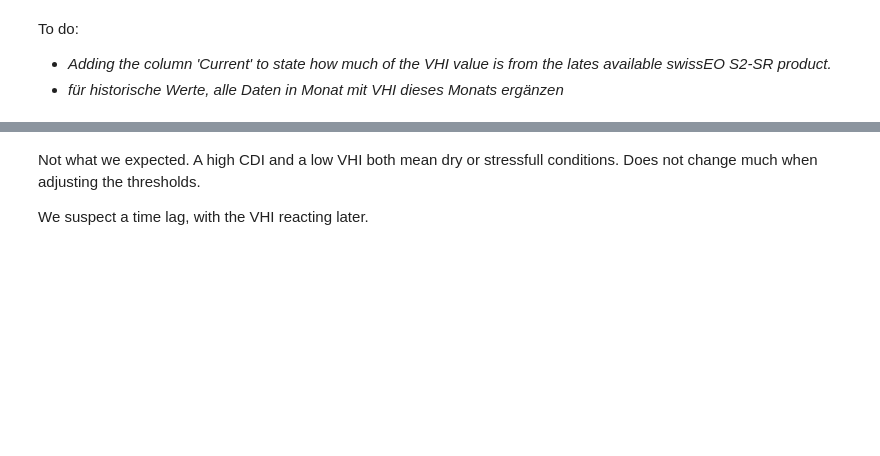
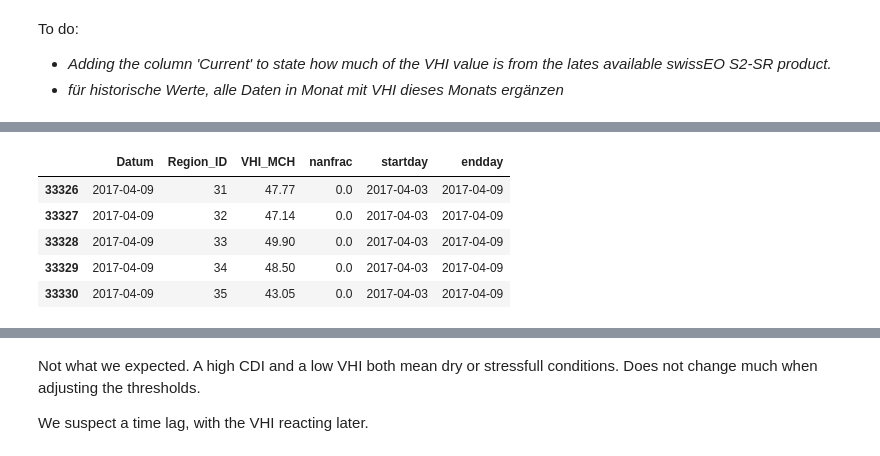
Before and after one commit to swisstopo/topo-satromo, a Jupyter notebook: codegallery/jupyter/Python/stac/vhi-plausability.ipynb, the cells around one changed output, grey strips where cells are left out. Drawn from its saved outputs; the diff is of its cells as text; code cells hidden in the pictures; blank space fills up the shorter version.

```diff
--- a/codegallery/jupyter/Python/stac/vhi-plausability.ipynb
+++ b/codegallery/jupyter/Python/stac/vhi-plausability.ipynb
@@ -269,0 +272,14 @@ To do:
+# %%
+df_vhi_mch = pd.read_csv('https://gist.githubusercontent.com/Tschoun/1899bdf3e3759dee23cc8e9b1bf21570/raw/6dffa9b37d1832f31bd87c5211f19a6e28bc7e91/VHI_MCH',
+                 sep = ';')
+df_vhi_mch['Datum'] = pd.to_datetime(df_vhi_mch['Datum'])
+df_vhi_mch = df_vhi_mch[df_vhi_mch['Datum'] > '2017-04-03'] # first swissEO VHI product dates from 2017-04-04
+df_vhi_mch = df_vhi_mch.rename(columns={'VHI': 'VHI_MCH'})
+df_vhi_mch.head()
+# %% [output]
+|  | Datum | Region_ID | VHI_MCH | nanfrac | startday | endday |
+| 33326 | 2017-04-09 | 31 | 47.77 | 0.0 | 2017-04-03 | 2017-04-09 |
+| 33327 | 2017-04-09 | 32 | 47.14 | 0.0 | 2017-04-03 | 2017-04-09 |
+| 33328 | 2017-04-09 | 33 | 49.90 | 0.0 | 2017-04-03 | 2017-04-09 |
+| 33329 | 2017-04-09 | 34 | 48.50 | 0.0 | 2017-04-03 | 2017-04-09 |
+| 33330 | 2017-04-09 | 35 | 43.05 | 0.0 | 2017-04-03 | 2017-04-09 |
```
Also changed, not shown: parts of 24 cells of this notebook.
